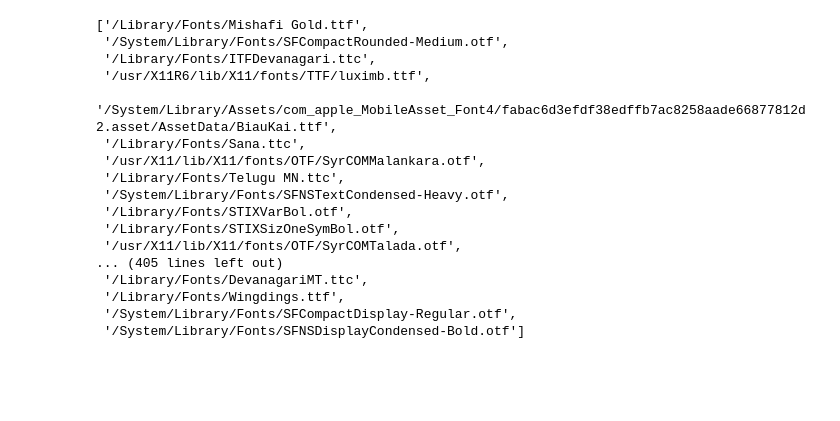
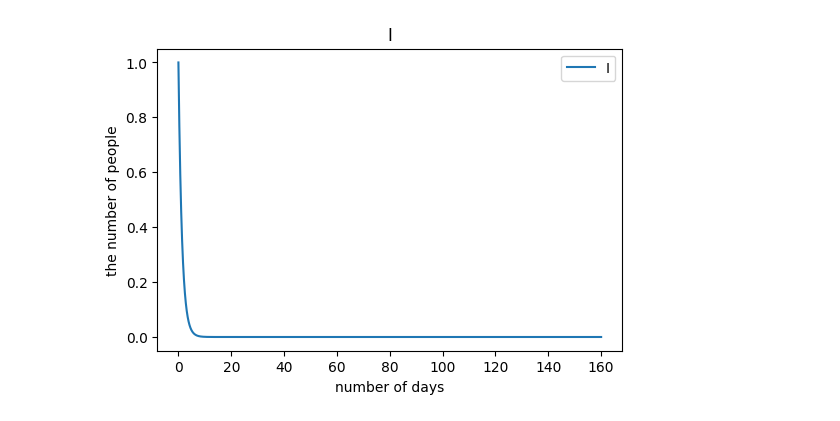
Before and after one commit to jabelic/SIQRmodel, a Jupyter notebook: siqr.ipynb, the cells around one changed output. Saved outputs shown, nothing was run; the diff lists cells and outputs as text; code cells hidden in the pictures; blank space fills up the shorter version.

```diff
--- a/siqr.ipynb
+++ b/siqr.ipynb
@@ -113,21 +77,18 @@ if __name__ == "__main__":
-# %%
-import matplotlib.font_manager as fm
-fm.findSystemFonts()
-# %% [output]
-['/Library/Fonts/Mishafi Gold.ttf',
- '/System/Library/Fonts/SFCompactRounded-Medium.otf',
- '/Library/Fonts/ITFDevanagari.ttc',
- '/usr/X11R6/lib/X11/fonts/TTF/luximb.ttf',
- '/System/Library/Assets/com_apple_MobileAsset_Font4/fabac6d3efdf38edffb7ac8258aade66877812d2.asset/AssetData/BiauKai.ttf',
- '/Library/Fonts/Sana.ttc',
- '/usr/X11/lib/X11/fonts/OTF/SyrCOMMalankara.otf',
- '/Library/Fonts/Telugu MN.ttc',
- '/System/Library/Fonts/SFNSTextCondensed-Heavy.otf',
- '/Library/Fonts/STIXVarBol.otf',
- '/Library/Fonts/STIXSizOneSymBol.otf',
- '/usr/X11/lib/X11/fonts/OTF/SyrCOMTalada.otf',
-... (405 lines left out)
- '/Library/Fonts/DevanagariMT.ttc',
- '/Library/Fonts/Wingdings.ttf',
- '/System/Library/Fonts/SFCompactDisplay-Regular.otf',
- '/System/Library/Fonts/SFNSDisplayCondensed-Bold.otf']
+# %%
+#I096 = [result096[i][1] for i in range(16000)]
+#I296 = [result296[i][1] for i in range(16000)]
+#I496 = [result496[i][1] for i in range(16000)]
+I = [result[i][1] for i in range(16000)]
+
+plt.figure(dpi=100)
+#plt.plot(times, I096, label="I096")
+#plt.plot(times, I296,label="I296")
+#plt.plot(times, I496,label="I496")
+plt.plot(times, I,label="I")
+plt.xlabel('number of days')
+plt.ylabel('the number of people')
+plt.title("I")
+plt.legend()
+plt.show()
+# %% [output]
+[figure, added]
```
Also changed, not shown: parts of 5 cells of this notebook, 6 other files.
